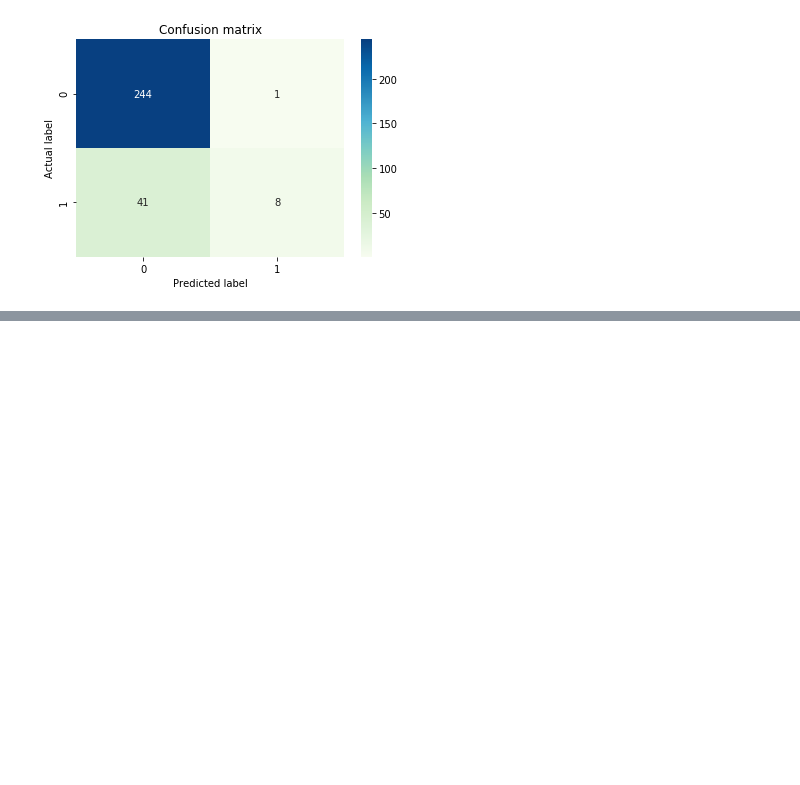
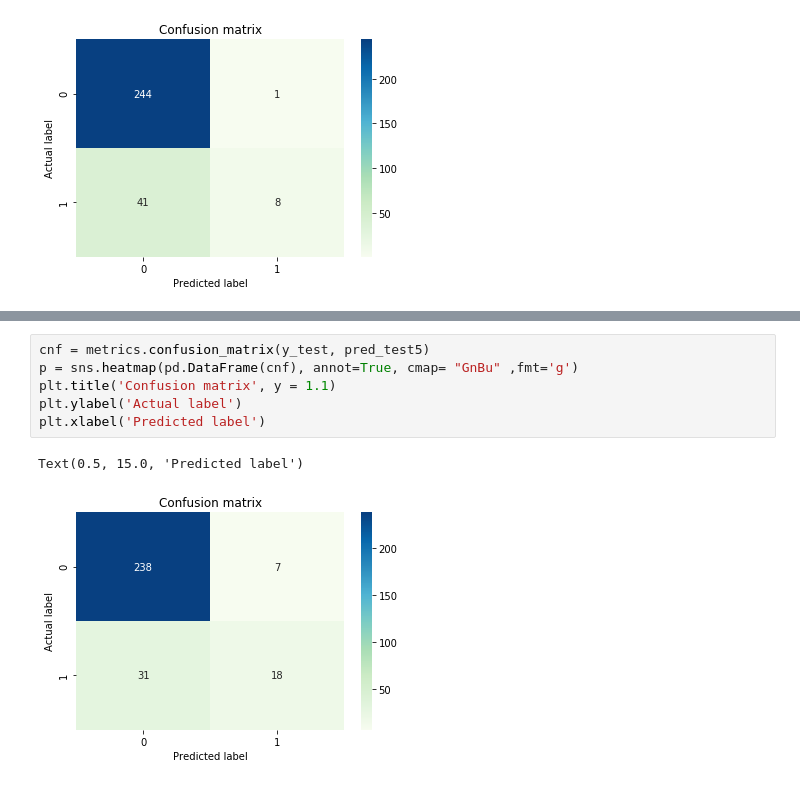
Before and after one commit to yaxenia/Prediction-of-employee-churn, a Jupyter notebook: attrition2.ipynb, the cells around one changed output, grey strips where cells are left out. Drawn from its saved outputs; the diff is of its cells as text; blank space fills up the shorter version.

```diff
--- a/attrition2.ipynb
+++ b/attrition2.ipynb
@@ -874,0 +958,9 @@ plt.show()
+# %%
+cnf = metrics.confusion_matrix(y_test, pred_test5)
+p = sns.heatmap(pd.DataFrame(cnf), annot=True, cmap= "GnBu" ,fmt='g')
+plt.title('Confusion matrix', y = 1.1)
+plt.ylabel('Actual label')
+plt.xlabel('Predicted label')
+# %% [output]
+Text(0.5, 15.0, 'Predicted label')
+[figure, added]
```
Also changed, not shown: parts of 29 cells of this notebook.
